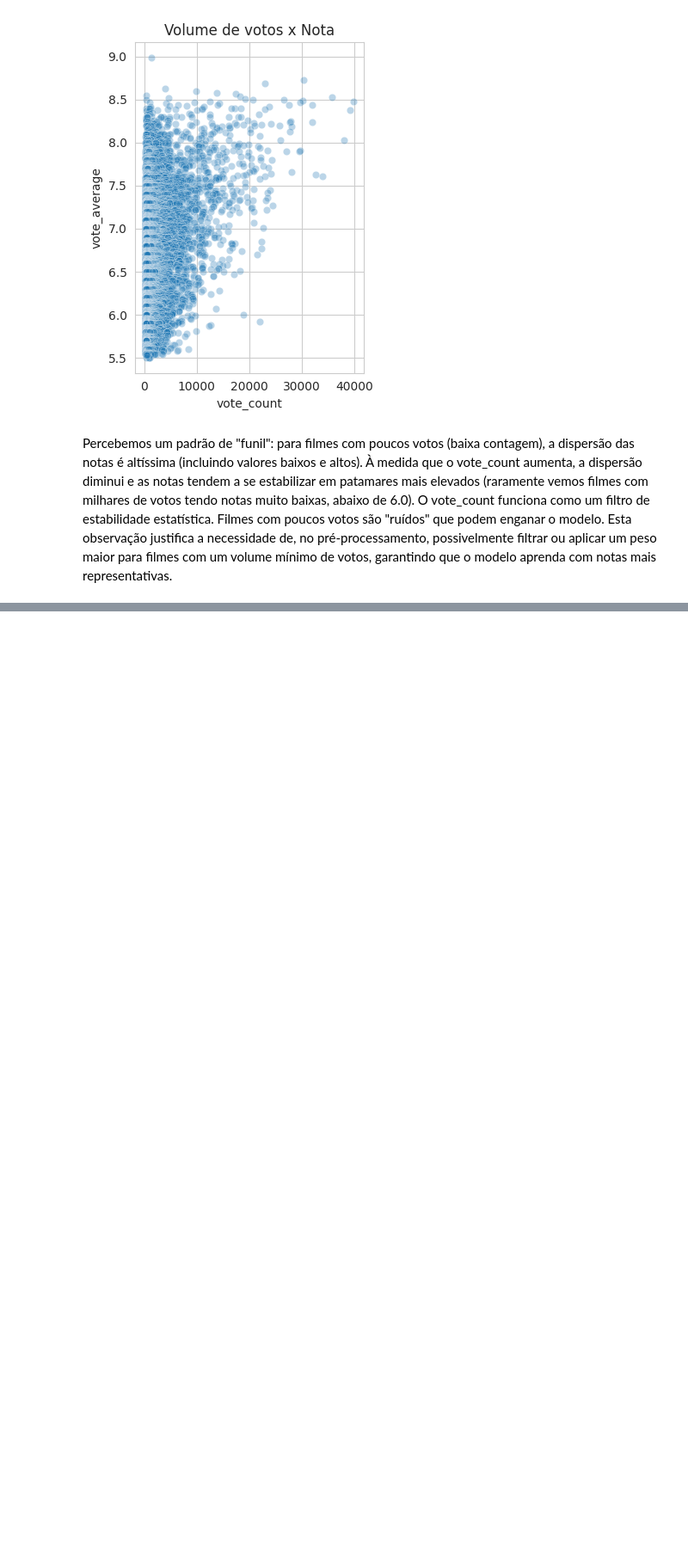
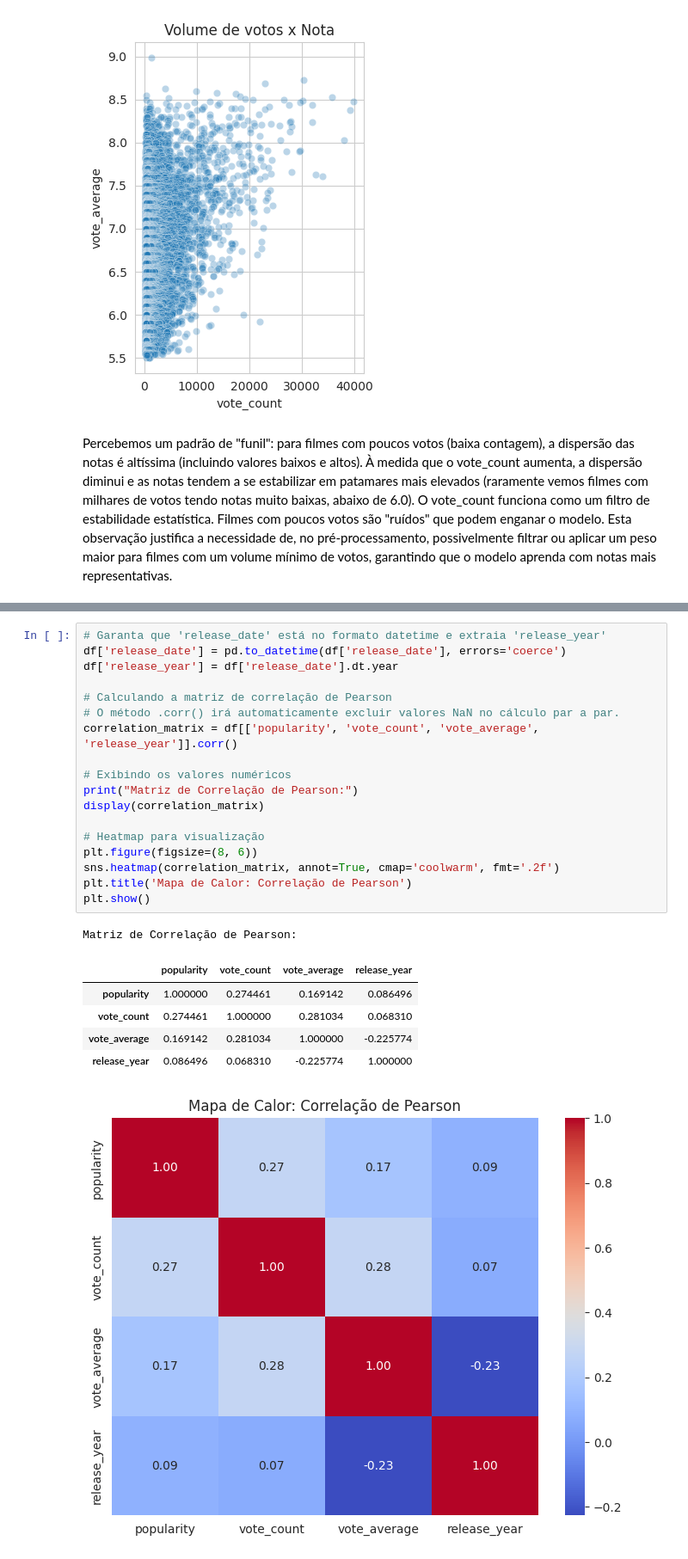
Before and after one commit to henric00/PROJETO_IA, a Jupyter notebook: Projeto_Final.ipynb, the cells around one changed output, grey strips where cells are left out. Shown at 86% size. Drawn from its saved outputs; the diff is of its cells as text; blank space fills up the shorter version.

```diff
--- a/Projeto_Final.ipynb
+++ b/Projeto_Final.ipynb
@@ -205,0 +209,26 @@ O vote_count funciona como um filtro de estabilidade estatística. Filmes com po
+# %%
+# Garanta que 'release_date' está no formato datetime e extraia 'release_year'
+df['release_date'] = pd.to_datetime(df['release_date'], errors='coerce')
+df['release_year'] = df['release_date'].dt.year
+
+# Calculando a matriz de correlação de Pearson
+# O método .corr() irá automaticamente excluir valores NaN no cálculo par a par.
+correlation_matrix = df[['popularity', 'vote_count', 'vote_average', 'release_year']].corr()
+
+# Exibindo os valores numéricos
+print("Matriz de Correlação de Pearson:")
+display(correlation_matrix)
+
+# Heatmap para visualização
+plt.figure(figsize=(8, 6))
+sns.heatmap(correlation_matrix, annot=True, cmap='coolwarm', fmt='.2f')
+plt.title('Mapa de Calor: Correlação de Pearson')
+plt.show()
+# %% [output]
+Matriz de Correlação de Pearson:
+|  | popularity | vote_count | vote_average | release_year |
+| popularity | 1.000000 | 0.274461 | 0.169142 | 0.086496 |
+| vote_count | 0.274461 | 1.000000 | 0.281034 | 0.068310 |
+| vote_average | 0.169142 | 0.281034 | 1.000000 | -0.225774 |
+| release_year | 0.086496 | 0.068310 | -0.225774 | 1.000000 |
+[figure, added]
```
Also changed, not shown: parts of 3 cells of this notebook.
